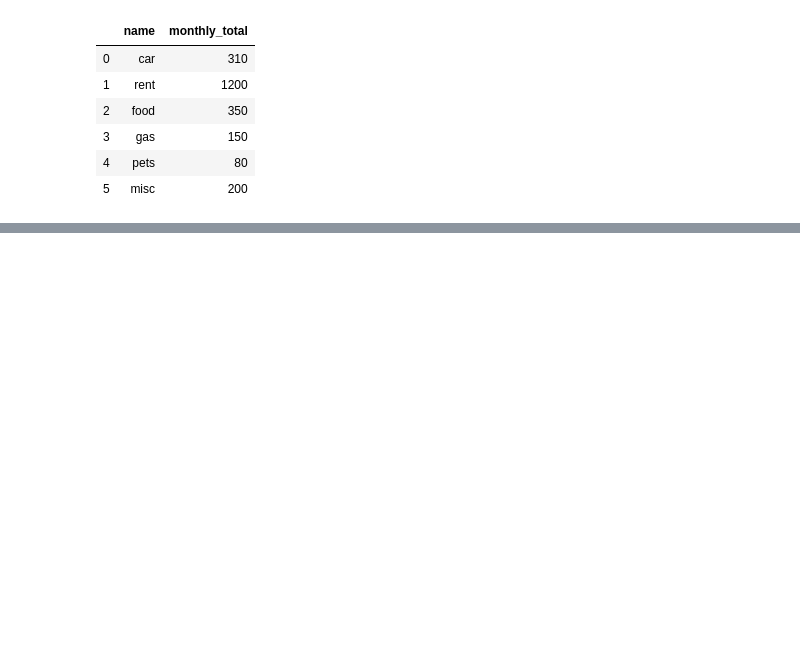
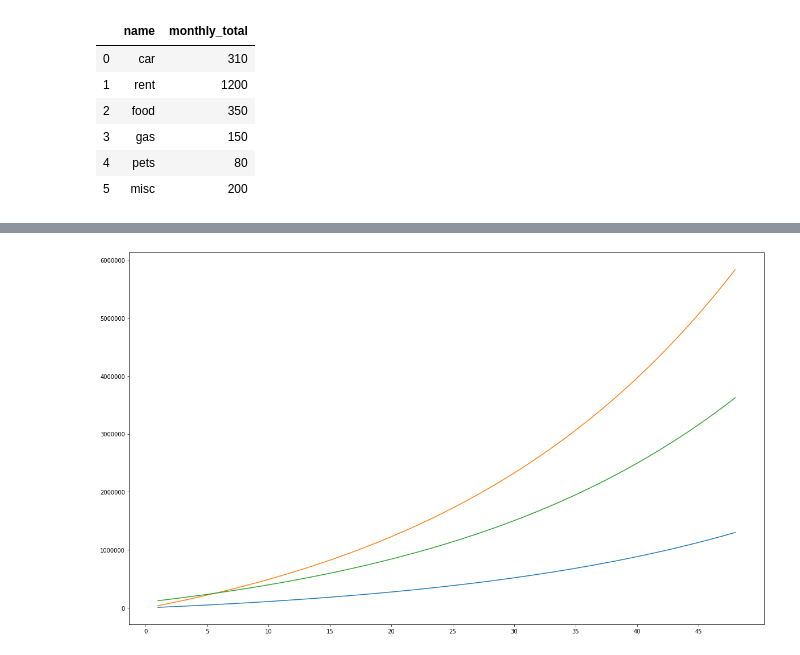
Before and after one commit to DaringDane/Calc_Invest, a Jupyter notebook: calc_invest/testing_notebook.ipynb, the cells around one changed output, grey strips where cells are left out. Cells and saved outputs as stored; diff of their text form; code cells hidden in the pictures; blank space fills up the shorter version.

```diff
--- a/calc_invest/testing_notebook.ipynb
+++ b/calc_invest/testing_notebook.ipynb
@@ -74,0 +151,8 @@ by_year_calc()
+# %%
+plt.figure(figsize=(20, 12))
+for graph in compile_graphs:
+    sns.lineplot(data=graph['total_invested'])
+    plt.xticks(np.arange(0, max(graph.index), 5))
+    plt.ticklabel_format(style='plain')
+# %% [output]
+[figure, added]
```
Also changed, not shown: parts of 47 cells of this notebook, 1 other file.
